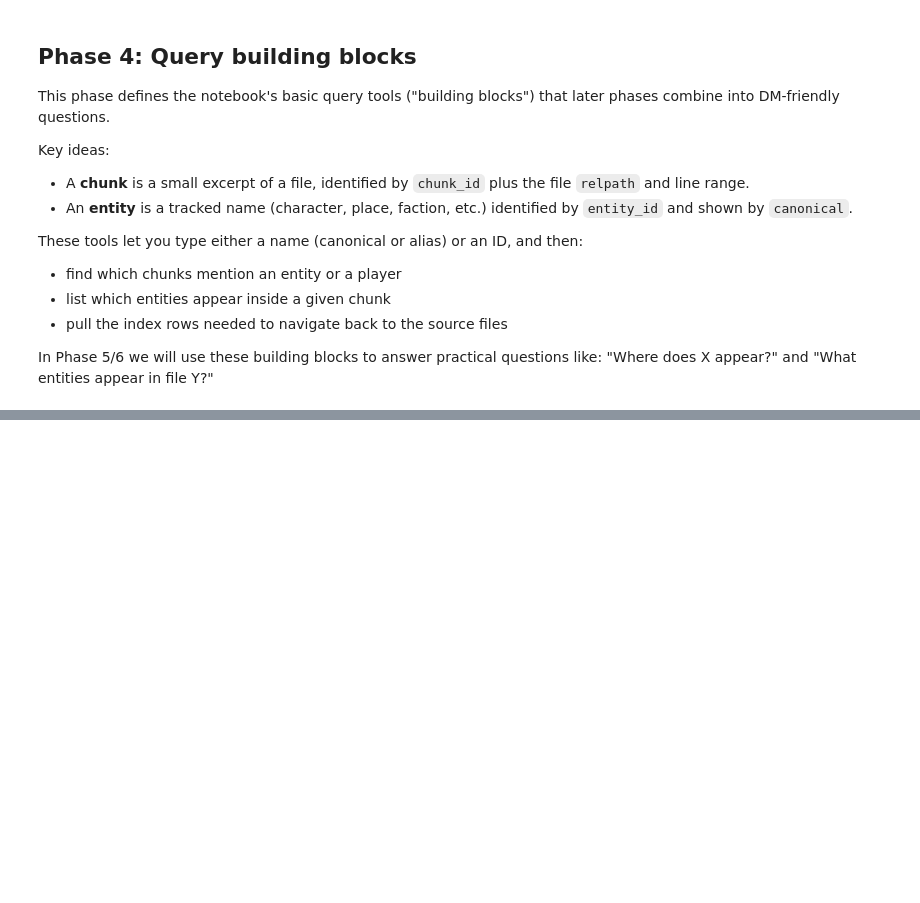
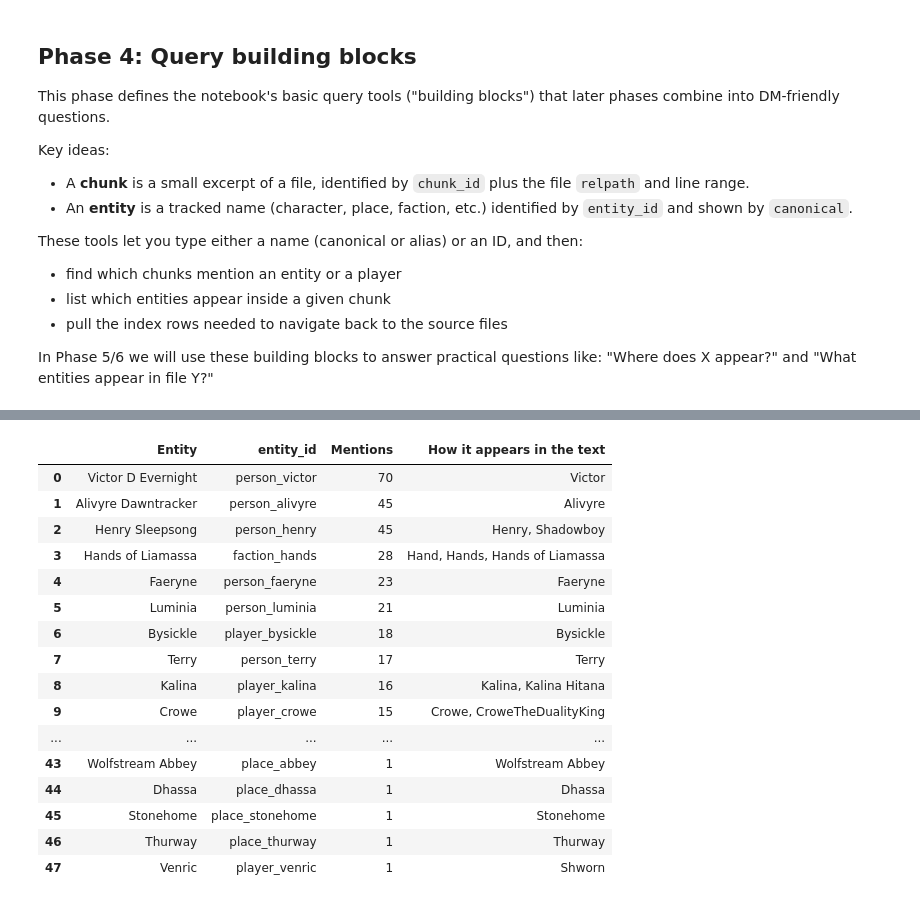
Before and after one commit to CharisSophia/iwtc-tools, a Jupyter notebook: notebooks/IWTC_Index_Query_V0.ipynb, the cells around one changed output, grey strips where cells are left out. Cells and saved outputs as stored; diff of their text form; code cells hidden in the pictures; blank space fills up the shorter version.

Commit message:
complete index query implementation

```diff
--- a/notebooks/IWTC_Index_Query_V0.ipynb
+++ b/notebooks/IWTC_Index_Query_V0.ipynb
@@ -982,0 +1107,61 @@ This section serves as a reusable verification block for future runs.
+# %%
+# -------------------------------------------------------------------
+# Q2: What entities appear in file Y?
+# -------------------------------------------------------------------
+
+FILE = "_local/pbp_transcripts/PbP15 - Debrief and Safety.md"  # <-- edit this
+
+df_file = DF_CHUNK_TO_ENTITIES[DF_CHUNK_TO_ENTITIES["relpath"] == FILE]
+
+df_mentions_in_file = (
+    pd.Series([
+        p.strip().lower()
+        for raw in df_file["matched_vocabs"]
+        for p in str(raw).split("|")
+        if p.strip()
+    ], name="vocab_norm")
+    .to_frame()
+    .merge(
+        DF_VOCAB_LOOKUP[["vocab_id", "vocab_norm", "vocab"]],
+        on="vocab_norm",
+        how="left"
+    )
+)
+
+df_entities_in_file = (
+    df_mentions_in_file
+    .dropna(subset=["vocab_id"])
+    .groupby("vocab_id", as_index=False)
+    .agg(
+        mentions=("vocab_norm", "size"),
+        vocab=("vocab", lambda x: sorted(set(x)))
+    )
+    .merge(
+        DF_VOCAB_ENTITIES[["entity_id", "canonical"]],
+        left_on="vocab_id",
+        right_on="entity_id",
+        how="left"
+    )
+    .drop(columns=["vocab_id"])
+    .loc[:, ["canonical", "entity_id", "mentions", "vocab"]]
+    .sort_values(["mentions", "entity_id"], ascending=[False, True])
+    .reset_index(drop=True)
+)
+
+print(f'World Root: cd "{WORLD_ROOT}"')
+print(f"All tracked entities found in: {FILE}")
+print(f"Chunks scanned: {len(df_file)}")
+print(f"Entities found: {len(df_entities_in_file)}\n")
+
+display(
+    df_entities_in_file
+    .assign(vocab=lambda d: d["vocab"].apply(lambda x: ", ".join(x) if isinstance(x, list) else str(x)))
+    .rename(columns={
+        "canonical": "Entity",
+        "mentions": "Mentions",
+        "vocab": "How it appears in the text",
+    })
+)
+
+del FILE, df_file, df_mentions_in_file, df_entities_in_file
+# %% [output]
@@ -982,0 +1172,17 @@ This section serves as a reusable verification block for future runs.
+|  | Entity | entity_id | Mentions | How it appears in the text |
+| 0 | Victor D Evernight | person_victor | 70 | Victor |
+| 1 | Alivyre Dawntracker | person_alivyre | 45 | Alivyre |
+| 2 | Henry Sleepsong | person_henry | 45 | Henry, Shadowboy |
+| 3 | Hands of Liamassa | faction_hands | 28 | Hand, Hands, Hands of Liamassa |
+| 4 | Faeryne | person_faeryne | 23 | Faeryne |
+| 5 | Luminia | person_luminia | 21 | Luminia |
+| 6 | Bysickle | player_bysickle | 18 | Bysickle |
+| 7 | Terry | person_terry | 17 | Terry |
+| 8 | Kalina | player_kalina | 16 | Kalina, Kalina Hitana |
+| 9 | Crowe | player_crowe | 15 | Crowe, CroweTheDualityKing |
+| ... | ... | ... | ... | ... |
+| 43 | Wolfstream Abbey | place_abbey | 1 | Wolfstream Abbey |
+| 44 | Dhassa | place_dhassa | 1 | Dhassa |
+| 45 | Stonehome | place_stonehome | 1 | Stonehome |
+| 46 | Thurway | place_thurway | 1 | Thurway |
+| 47 | Venric | player_venric | 1 | Shworn |
```
Also changed, not shown: parts of 24 cells of this notebook, 1 other file.
